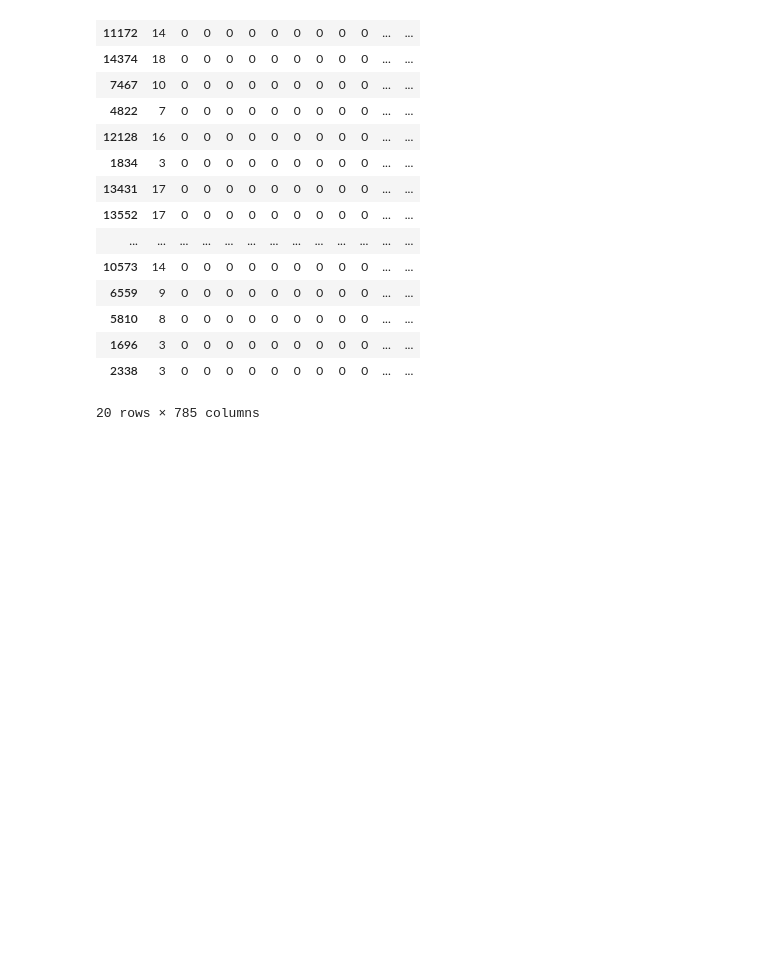
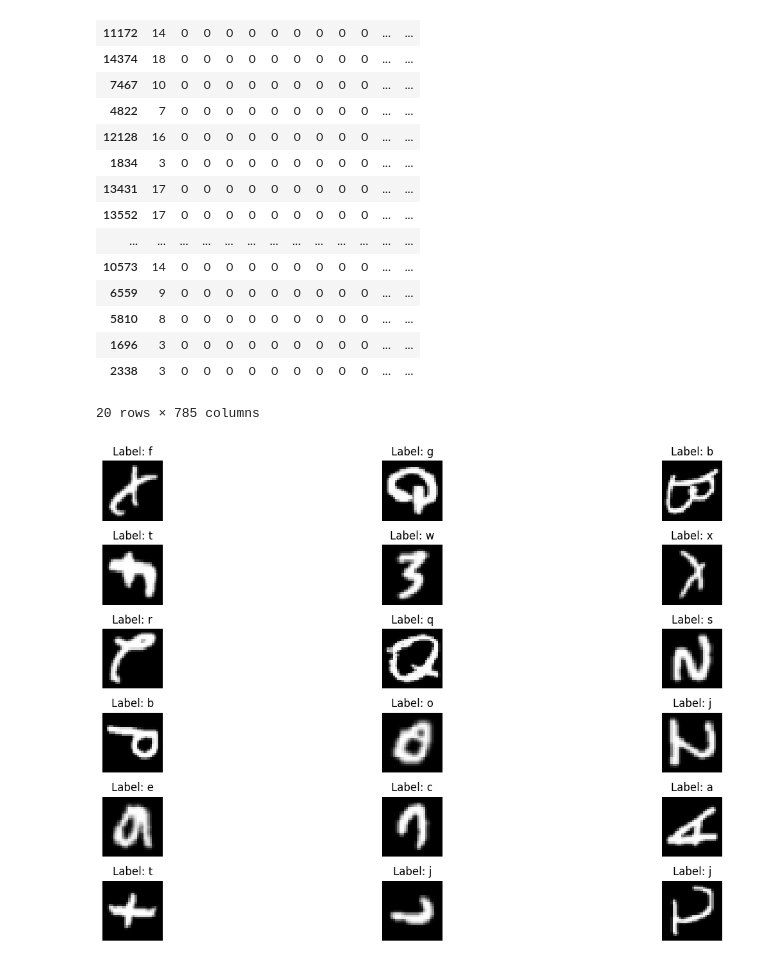
Before and after one commit to sdivyakolu/Pytorch_Tutorial, a Jupyter notebook: EMNIST_Classification_UsingDNN_DenseNuralNetworks.ipynb, the cells around one changed output. Drawn from its saved outputs; the diff is of its cells as text; code cells hidden in the pictures; blank space fills up the shorter version.

```diff
--- a/EMNIST_Classification_UsingDNN_DenseNuralNetworks.ipynb
+++ b/EMNIST_Classification_UsingDNN_DenseNuralNetworks.ipynb
@@ -184,0 +187,27 @@ emnist_test_data.head(20)
+# %%
+#Assuming first column contains the labels and rest are pixal values
+train_labels=emnist_train_data.values[:,0]
+train_images=emnist_train_data.values[:,1:]
+
+#Reshape the images to ( num_samples, 28,28)
+train_images=train_images.reshape(-1,28,28)
+
+#Display a few random images
+num_samples=18
+
+random_indices=np.random.randint(0,len(train_images),num_samples)
+
+random_indices
+
+fig=plt.figure(figsize=(16,8))
+
+for i,idx in enumerate(random_indices):
+  plt.subplot(6,int(num_samples/6),i+1)
+  plt.imshow(train_images[idx]/255.0,cmap='gray')
+  plt.title(f"Label: {classes[int(train_labels[idx]-1)]}")
+  plt.axis('off')
+
+plt.tight_layout()
+plt.show()
+# %% [output]
+[figure, added]
```
Also changed, not shown: parts of 1 cell of this notebook.
